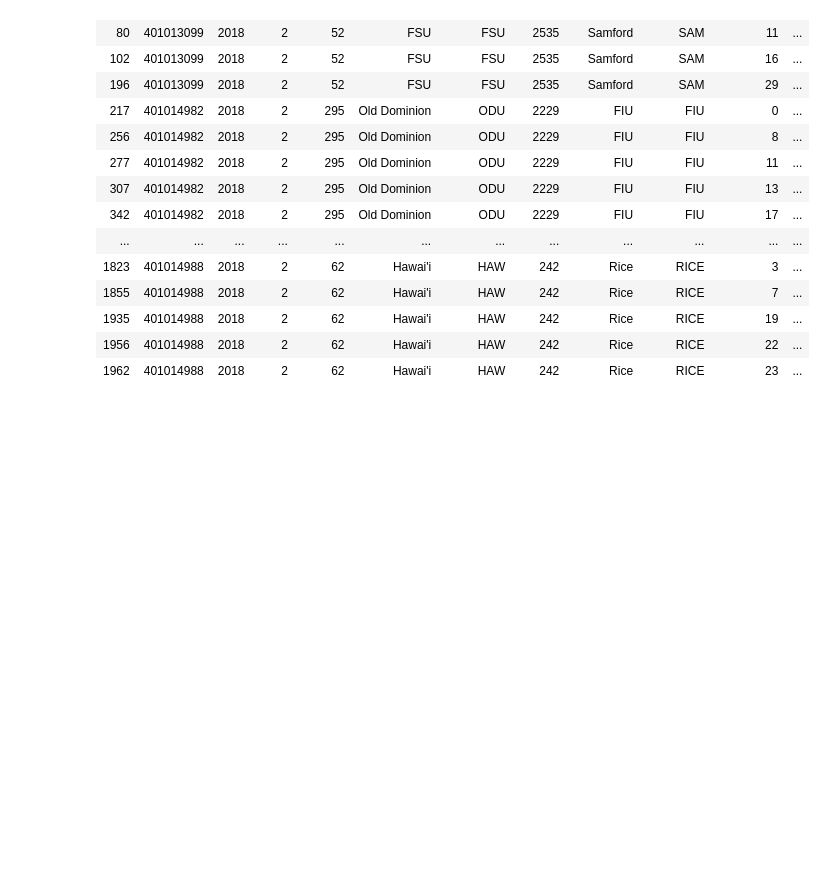
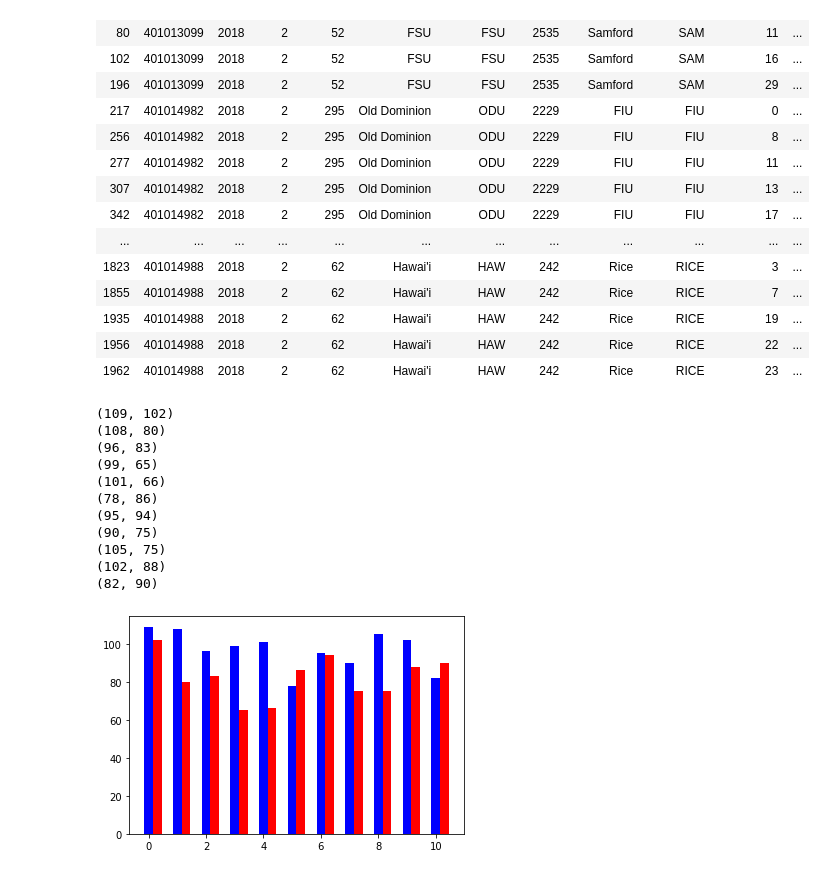
Before and after one commit to nwiatrek/cfb-ml, a Jupyter notebook: Football Project init.ipynb, the cells around one changed output. Saved outputs shown, nothing was run; the diff lists cells and outputs as text; code cells hidden in the pictures; blank space fills up the shorter version.

Commit message:
figure

```diff
--- a/Football Project init.ipynb
+++ b/Football Project init.ipynb
@@ -200,3 +201,43 @@ week_2.query('type == "Passing Touchdown"')
 | 1935 | 401014988 | 2018 | 2 | 62 | Hawai'i | HAW | 242 | Rice | RICE | 19 | ... |
 | 1956 | 401014988 | 2018 | 2 | 62 | Hawai'i | HAW | 242 | Rice | RICE | 22 | ... |
 | 1962 | 401014988 | 2018 | 2 | 62 | Hawai'i | HAW | 242 | Rice | RICE | 23 | ... |
+# %%
+# calculate the number of plays for the winner on offense and the number of plays for loser on offense
+def get_play_offense_count(gameId, dataframe):
+    final = dataframe.query('gameId == @gameId').iloc[[-1]]
+    if(int(final.homeScore) > int(final.awayScore)):
+        winner = final.homeAbbr.iloc[0]
+        loser = final.awayAbbr.iloc[0]
+    else:
+        winner = final.awayAbbr.iloc[0]
+        loser = final.homeAbbr.iloc[0]
+    #get the winner's offense count
+    winner_offense_plays = len(dataframe.query('gameId == @gameId & offenseAbbr == @winner'))
+    #get the losers offense count
+    loser_offense_plays = len(dataframe.query('gameId == @gameId & offenseAbbr == @loser'))
+    return winner_offense_plays, loser_offense_plays
+# %%
+for game in unique_games_2:
+    print(get_play_offense_count(game, week_2))
+
+ax = plt.subplot()
+
+count = 0
+for game in unique_games_2:
+    win, lose = get_play_offense_count(game, week_2)
+    ax.bar(count, win, width=0.3, color='b', align='center')
+    ax.bar(count+.3, lose, width=0.3, color='r', align='center')
+    count +=1
+# %% [output]
+(109, 102)
+(108, 80)
+(96, 83)
+(99, 65)
+(101, 66)
+(78, 86)
+(95, 94)
+(90, 75)
+(105, 75)
+(102, 88)
+(82, 90)
+[figure, added]
```
Also changed, not shown: parts of 4 cells of this notebook.
